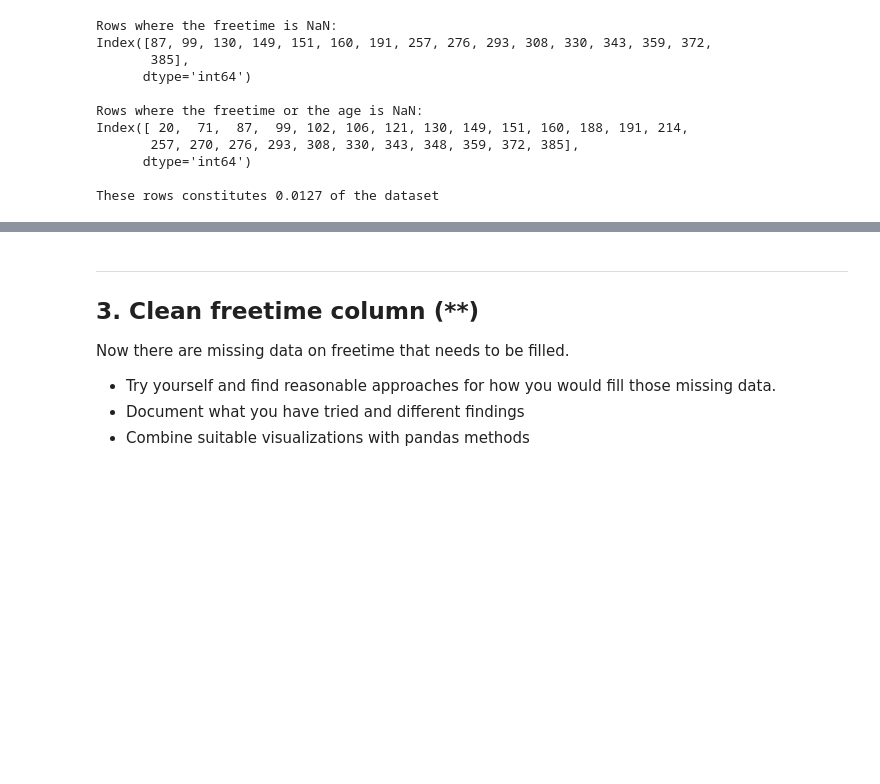
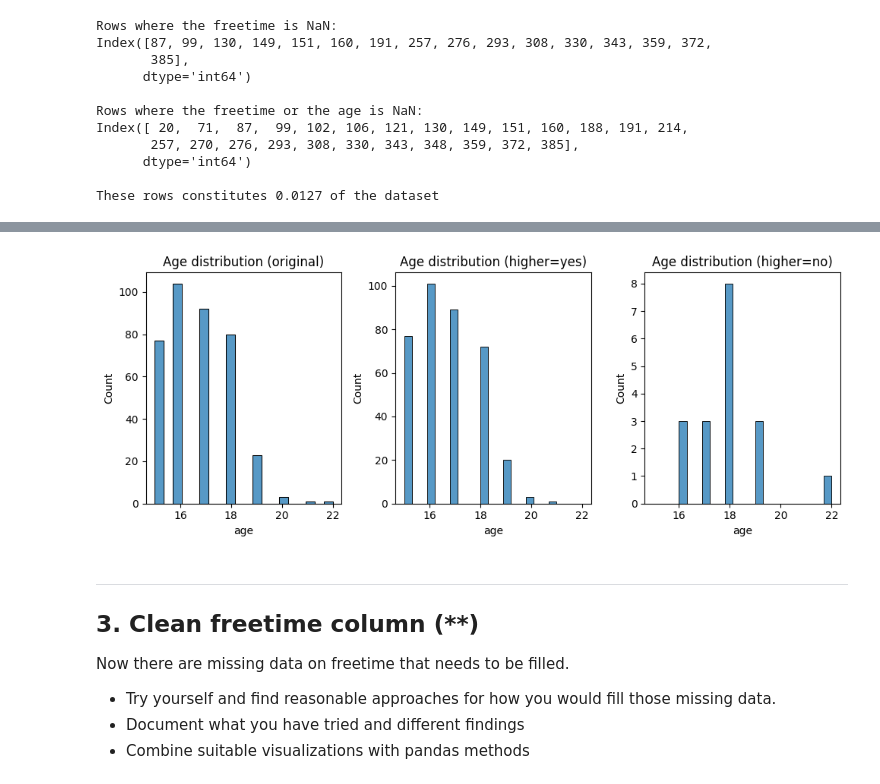
Before and after one commit to LucasZFriborg/Databehandling-Lucas-ZachauFriborg, a Jupyter notebook: Exercises/E01_missing_aggregation.ipynb, the cells around one changed output, grey strips where cells are left out. Drawn from its saved outputs; the diff is of its cells as text; code cells hidden in the pictures; blank space fills up the shorter version.

```diff
--- a/Exercises/E01_missing_aggregation.ipynb
+++ b/Exercises/E01_missing_aggregation.ipynb
@@ -234,0 +272,18 @@ g)
+# %%
+# e)
+higher_yes = df_cleaned[df_cleaned['higher'] == 'yes']['age']
+higher_no = df_cleaned[df_cleaned['higher'] == 'no']['age']
+
+fig, axes = plt.subplots(1, 3, figsize=(10, 4), sharex=True, sharey=False)
+
+sns.histplot(data=df_cleaned['age'], edgecolor='black', ax=axes[0], bins=20)
+sns.histplot(data=higher_yes, edgecolor='black', ax=axes[1], bins=20)
+sns.histplot(data=higher_no, edgecolor='black', ax=axes[2], bins=20)
+
+axes[0].set(title='Age distribution (original)')
+axes[1].set(title='Age distribution (higher=yes)')
+axes[2].set(title='Age distribution (higher=no)')
+
+plt.tight_layout()
+# %% [output]
+[figure, added]
```
Also changed, not shown: parts of 6 cells of this notebook, 1 other file.
